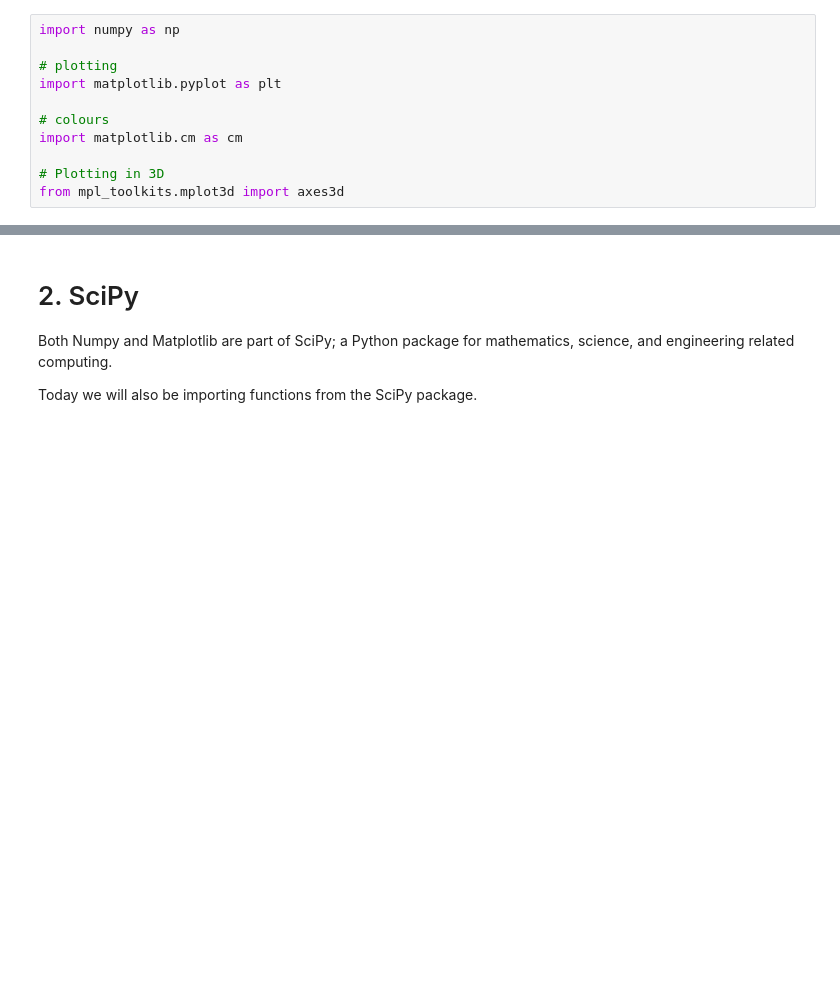
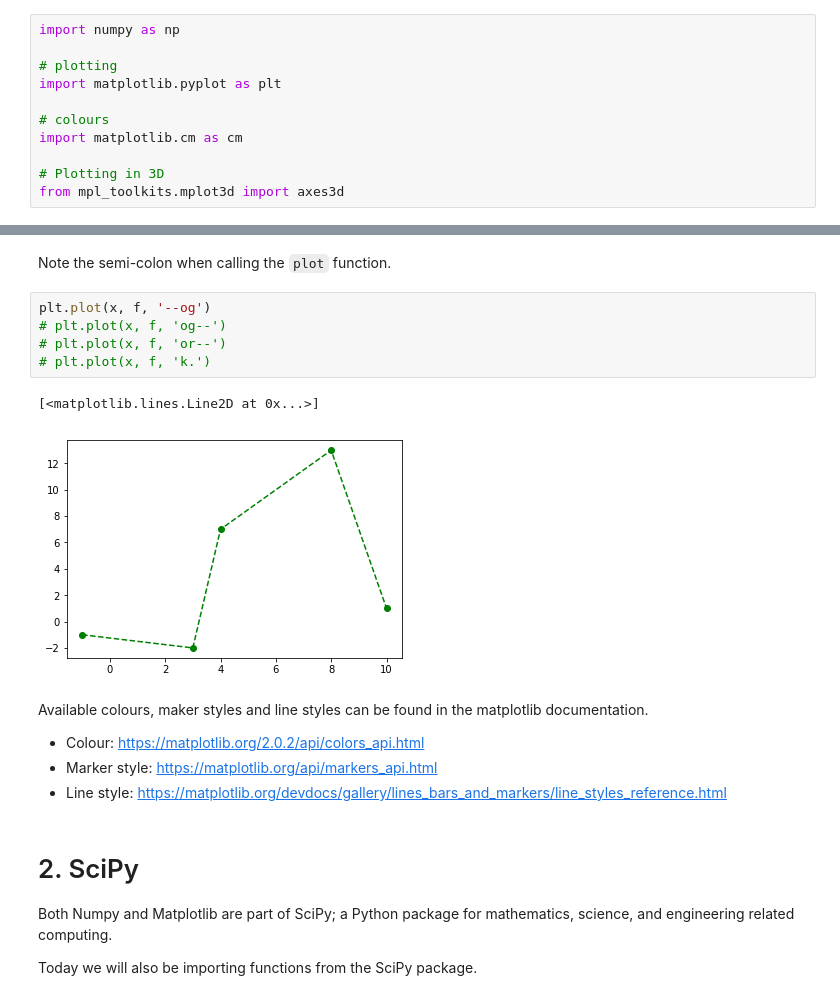
Before and after one commit to hphilamore/ILAS_PyEng2019, a Jupyter notebook: 03_PlottingAnalysing__ClassMaterial_.ipynb, the cells around one changed output, grey strips where cells are left out. Drawn from its saved outputs; the diff is of its cells as text; blank space fills up the shorter version.

```diff
--- a/03_PlottingAnalysing__ClassMaterial_.ipynb
+++ b/03_PlottingAnalysing__ClassMaterial_.ipynb
@@ -72,3 +120,18 @@ from mpl_toolkits.mplot3d import axes3d
+# %% [markdown]
+Note the semi-colon when calling the `plot` function.
+# %%
+plt.plot(x, f, '--og')
+# plt.plot(x, f, 'og--')
+# plt.plot(x, f, 'or--')
+# plt.plot(x, f, 'k.')
+# %% [output]
+[<matplotlib.lines.Line2D at 0x...>]
+[figure, added]
+# %% [markdown]
+Available colours, maker styles and line styles can be found in the matplotlib documentation.
+ - Colour: https://matplotlib.org/2.0.2/api/colors_api.html
+ - Marker style: https://matplotlib.org/api/markers_api.html
+ - Line style: https://matplotlib.org/devdocs/gallery/lines_bars_and_markers/line_styles_reference.html
 # %% [markdown]
 <a id='SciPy'></a>
 # 2. SciPy
```
Also changed, not shown: parts of 30 cells of this notebook.
